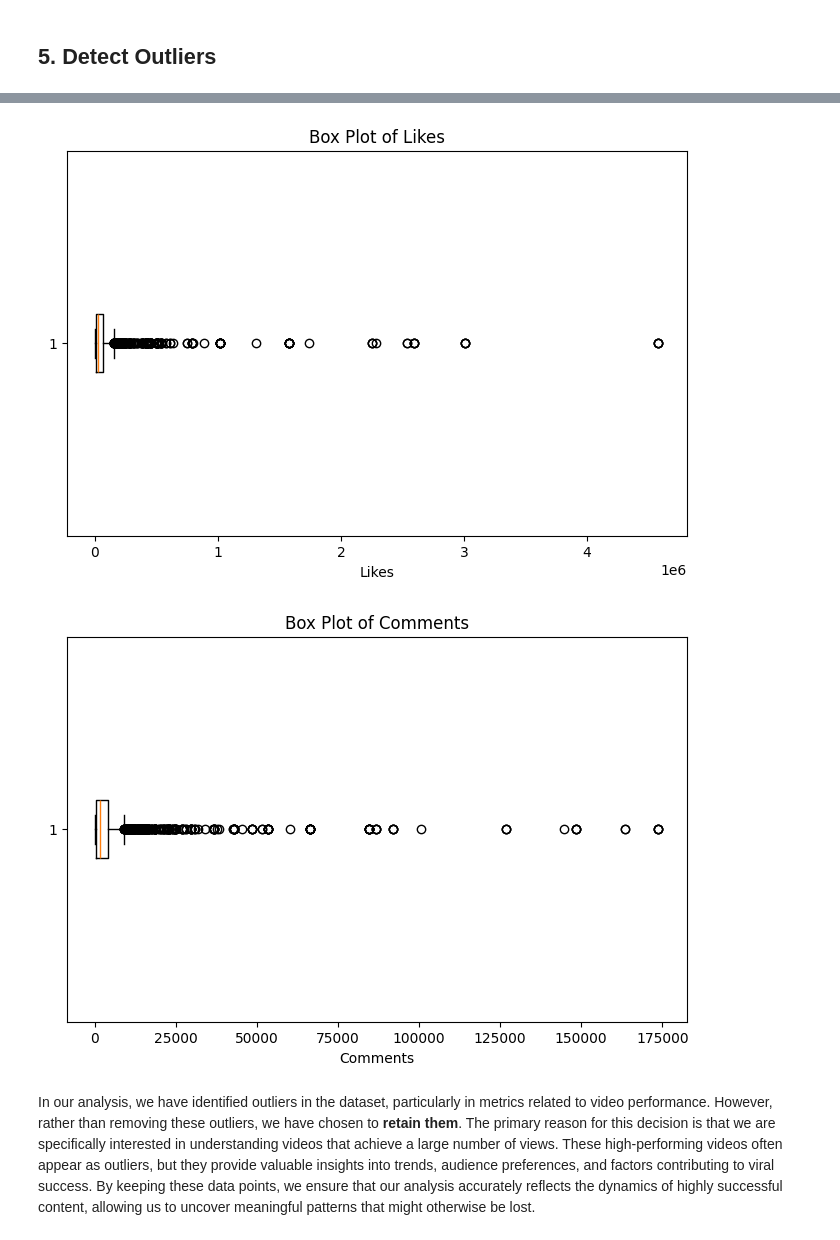
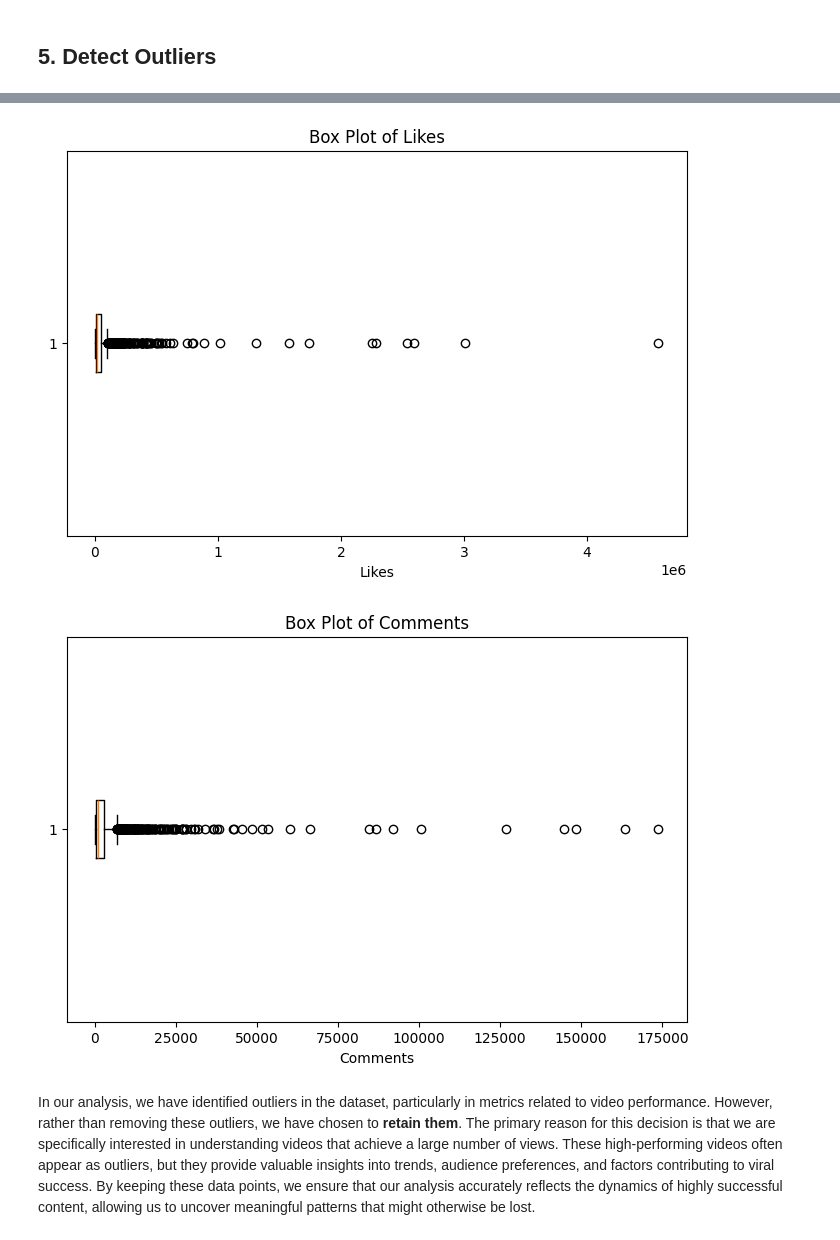
Before and after one commit to RaghdIt/DataScience, a Jupyter notebook: processing.ipynb, the cells around one changed output, grey strips where cells are left out. Cells and saved outputs as stored; diff of their text form; code cells hidden in the pictures.

```diff
--- a/processing.ipynb
+++ b/processing.ipynb
@@ -100,0 +132,7 @@ Duplicate Rows:  0
+# %%
+# Remove duplicate rows based on 'Video ID', keep the first occurrence
+df_deduplicated = df.drop_duplicates(subset='Video ID', keep='first').copy()
+
+# Check shape after deduplication
+print("Original shape:", df.shape)
+print("New shape after removing duplicates:", df_deduplicated.shape)
@@ -120,11 +161,11 @@ def duration_to_seconds(duration):
     return hours * 3600 + minutes * 60 + seconds
 
 # Convert Duration column to seconds
-df["Duration"] = df["Duration"].apply(duration_to_seconds)
+df_deduplicated["Duration"] = df_deduplicated["Duration"].apply(duration_to_seconds)
 
 # Convert Publication Time to datetime
-df["Publication Time"] = pd.to_datetime(df["Publication Time"])
-df.head()
+df_deduplicated["Publication Time"] = pd.to_datetime(df_deduplicated["Publication Time"])
+df_deduplicated.head()
 # %% [output]
 |  | Video ID | Title | Duration | Views | Likes | Comments | Language | Topic | Publication Time | Region |
 | 0 | KbiwL74KyJQ | Shrek 5 Cast Announcement | 28 | 7871600 | 156303 | 0 | English | Entertainment | 2025-02-27 16:01:18+00:00 | US |
@@ -138,7 +179,7 @@ Apply Min-Max Normalization to Views, Likes, and Comments
 # Check if ther are rows where Likes > Views
 # %%
 # Count rows where Likes > Views (invalid)
-invalid_likes = df[df['Likes'] > df['Views']]
+invalid_likes = df_deduplicated[df_deduplicated['Likes'] > df_deduplicated['Views']]
 print(f"Rows where Likes > Views: {len(invalid_likes)}")
 
 # Display some examples
@@ -146,8 +187,8 @@ if not invalid_likes.empty:
     print("Examples of invalid rows:")
     print(invalid_likes.head())
 # Remove rows where 'Likes' > 'Views' (impossible scenario)
-df = df[df['Likes'] <= df['Views']]
+df_deduplicated = df_deduplicated[df_deduplicated['Likes'] <= df_deduplicated['Views']]
 
 # Keep rows where 'Comments' > 'Views' (valid scenario)
-print(f"Dataset size after cleaning: {df.shape}")
+print(f"Dataset size after cleaning: {df_deduplicated.shape}")
 # %% [output]
@@ -173,19 +208,19 @@ Dataset size after cleaning: (2510, 10)
 # %%
 import matplotlib.pyplot as plt
 # Function to detect outliers using IQR
-def detect_outliers_iqr(df):
+def detect_outliers_iqr(df_deduplicated):
     outliers = {}
-    for column in df.select_dtypes(include=[np.number]).columns:  # Select only numerical columns
-        Q1 = df[column].quantile(0.25)
-        Q3 = df[column].quantile(0.75)
+    for column in df_deduplicated.select_dtypes(include=[np.number]).columns:  # Select only numerical columns
+        Q1 = df_deduplicated[column].quantile(0.25)
+        Q3 = df_deduplicated[column].quantile(0.75)
         IQR = Q3 - Q1
         lower_bound = Q1 - 1.5 * IQR
         upper_bound = Q3 + 1.5 * IQR
-        outliers[column] = df[(df[column] < lower_bound) | (df[column] > upper_bound)][column]
+        outliers[column] = df_deduplicated[(df_deduplicated[column] < lower_bound) | (df_deduplicated[column] > upper_bound)][column]
     return outliers
 
 # Detect outliers
-outliers_dict = detect_outliers_iqr(df)
+outliers_dict = detect_outliers_iqr(df_deduplicated)
 
 # Print outliers
 for column, outliers in outliers_dict.items():
@@ -193,9 +228,9 @@ for column, outliers in outliers_dict.items():
     print(outliers, "\n")
 
 # Box plot for numerical columns
-for column in df.select_dtypes(include=[np.number]).columns:
+for column in df_deduplicated.select_dtypes(include=[np.number]).columns:
     plt.figure(figsize=(8, 5))
-    plt.boxplot(df[column].dropna(), vert=False)
+    plt.boxplot(df_deduplicated[column].dropna(), vert=False)
     plt.title(f'Box Plot of {column}')
     plt.xlabel(column)
     plt.show()
@@ -220,7 +255,7 @@ Name: Comments, Length: 304, dtype: int64
 [figure]
 [figure]
-[figure, old version]
+[figure, new version]
-[figure, old version]
+[figure, new version]
 # %% [markdown]
 In our analysis, we have identified outliers in the dataset, particularly in metrics related to video performance. However, rather than removing these outliers, we have chosen to **retain them**. The primary reason for this decision is that we are specifically interested in understanding videos that achieve a large number of views. These high-performing videos often appear as outliers, but they provide valuable insights into trends, audience preferences, and factors contributing to viral success. By keeping these data points, we ensure that our analysis accurately reflects the dynamics of highly successful content, allowing us to uncover meaningful patterns that might otherwise be lost.
 # %% [markdown]
```
Also changed, not shown: parts of 10 cells of this notebook, 4 other files.
